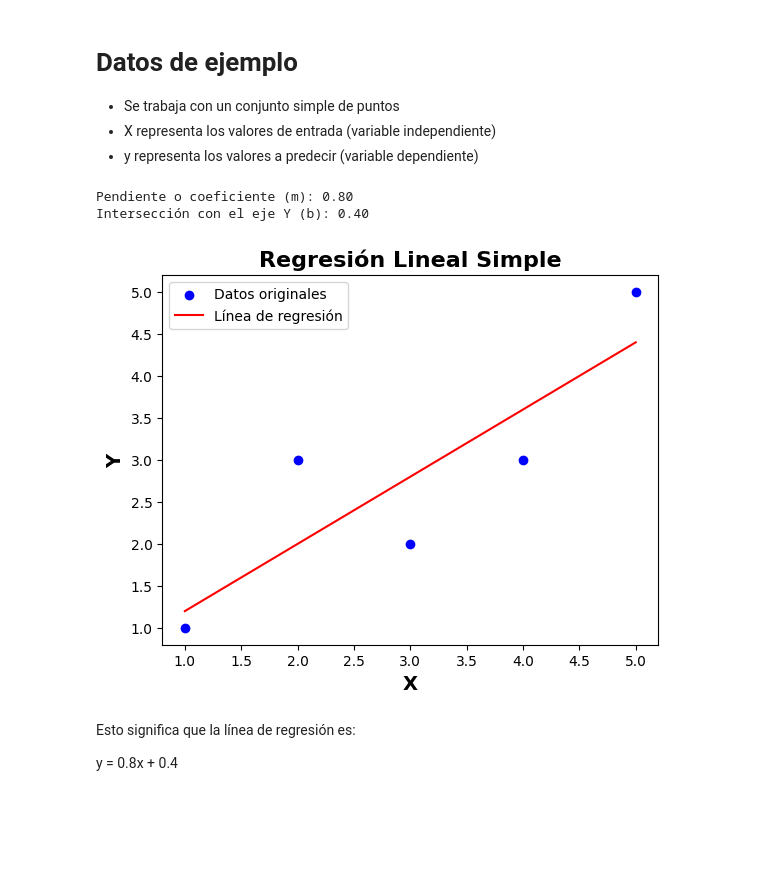
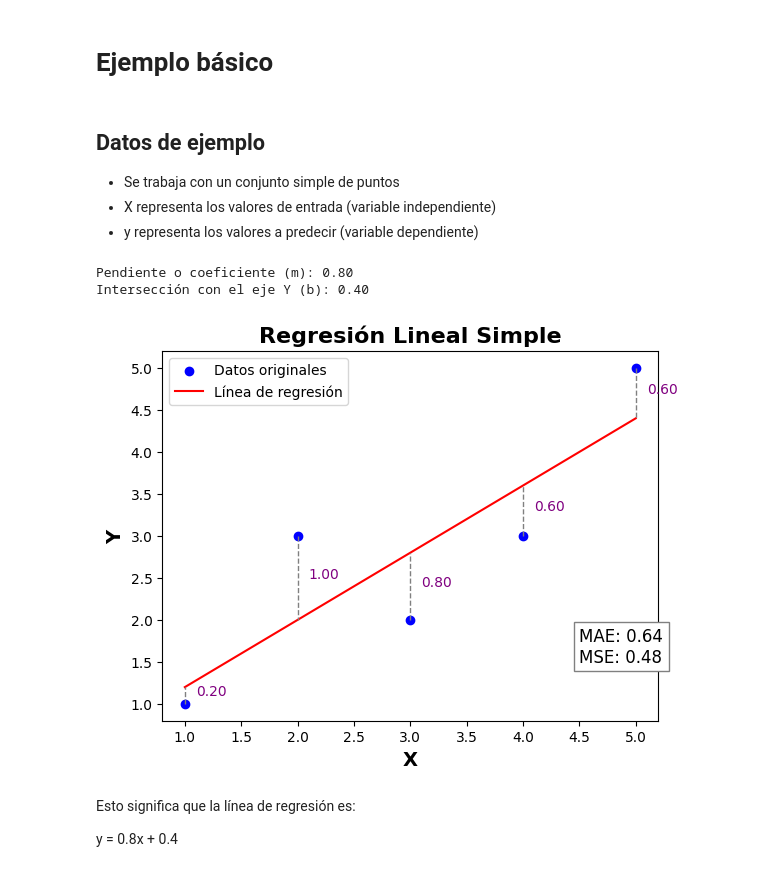
Before and after one commit to JaznaLaProfe/InteligenciaArtificial, a Jupyter notebook: notebooks/7-620454_ExplicaciónRegresiónLineal_Simple.ipynb, the cells around one changed output. Saved outputs shown, nothing was run; the diff lists cells and outputs as text; code cells hidden in the pictures; blank space fills up the shorter version.

```diff
--- a/notebooks/7-620454_ExplicaciónRegresiónLineal_Simple.ipynb
+++ b/notebooks/7-620454_ExplicaciónRegresiónLineal_Simple.ipynb
@@ -49,5 +54,7 @@ from sklearn.metrics import mean_squared_error
+# %% [markdown]
+# Ejemplo básico
 # %% [markdown]
-# Datos de ejemplo
+## Datos de ejemplo
 + Se trabaja con un conjunto simple de puntos
 + X representa los valores de entrada (variable independiente)
 + y representa los valores a predecir (variable dependiente)
@@ -58,34 +65,49 @@ y = np.array([1, 3, 2, 3, 5])
 # Crear el modelo de regresión lineal
 modelo = LinearRegression()
 
 # Ajustar el modelo a los datos
 modelo.fit(X, y)
 
 # Realizar predicciones (en este caso predice para los mismos puntos)
 y_pred = modelo.predict(X)
 
 # Mostrar los resultados
 print("Pendiente o coeficiente (m): {:.2f}".format(modelo.coef_[0]))
 print("Intersección con el eje Y (b): {:.2f}".format(modelo.intercept_))
 
+# Calcular métricas
+mae = mean_absolute_error(y, y_pred)
+mse = mean_squared_error(y, y_pred)
+
 # Graficar los puntos originales
 plt.scatter(X, y, color='blue', label='Datos originales')
 
 # Graficar la línea de regresión
 plt.plot(X, y_pred, color='red', label='Línea de regresión')
+
+# Dibujar líneas de error
+for xi, yi, ypi in zip(X.flatten(), y, y_pred):
+    plt.plot([xi, xi], [yi, ypi], color='gray', linestyle='--', linewidth=1)
+    # Etiqueta para el error
+    error = abs(yi - ypi)
+    plt.text(xi + 0.1, (yi + ypi) / 2, f"{error:.2f}", fontsize=10, color='purple')
+
+# Agregar métricas al gráfico
+plt.text(max(X) - 0.5, min(y) + 0.5, f"MAE: {mae:.2f}\nMSE: {mse:.2f}", fontsize=12, color='black',
+         bbox=dict(facecolor='white', edgecolor='gray'))
 
 # Etiquetas y título del gráfico
 plt.xlabel('X', fontsize=14, fontweight="bold")
 plt.ylabel('Y', fontsize=14, fontweight="bold")
 plt.title('Regresión Lineal Simple', fontsize=16, fontweight="bold")
 plt.legend()
 
 # Mostrar gráfico
 plt.show()
 # %% [output]
 Pendiente o coeficiente (m): 0.80
 Intersección con el eje Y (b): 0.40
-[figure, old version]
+[figure, new version]
 # %% [markdown]
 Esto significa que la línea de regresión es:
 
```
Also changed, not shown: parts of 22 cells of this notebook.
